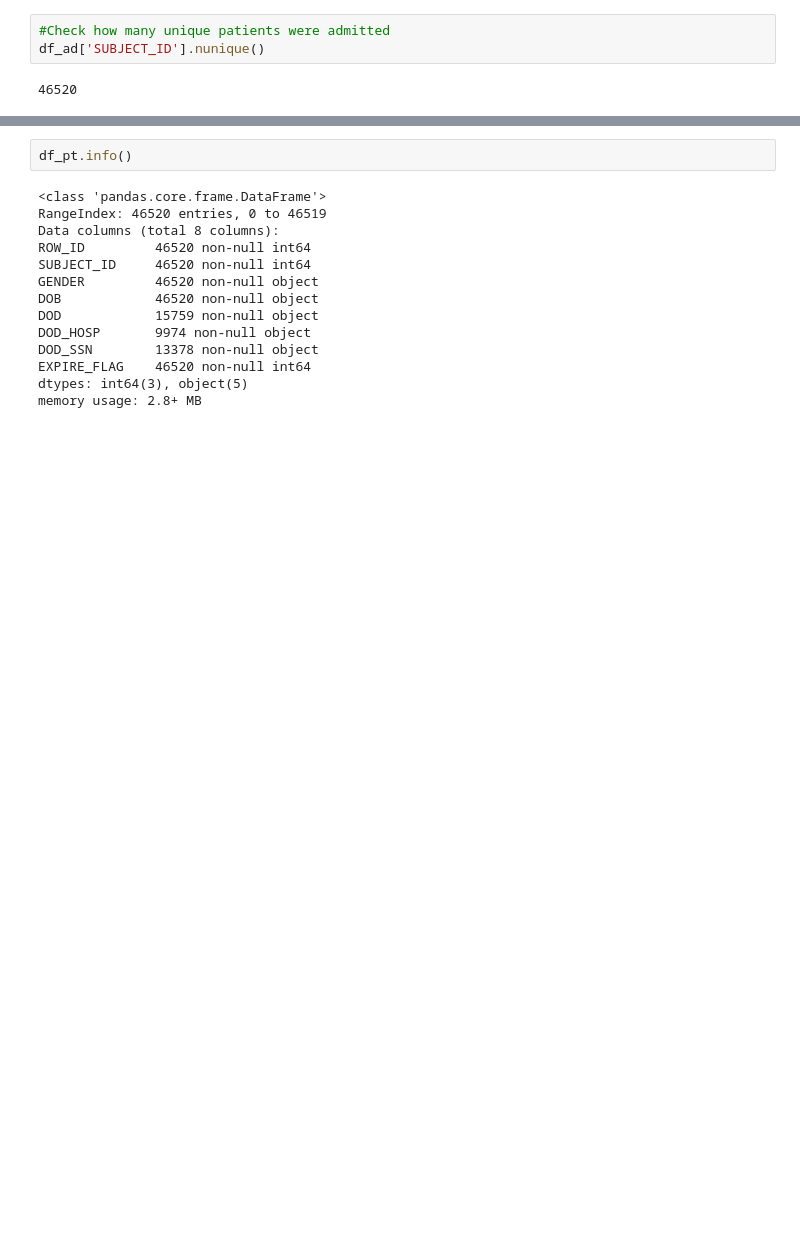
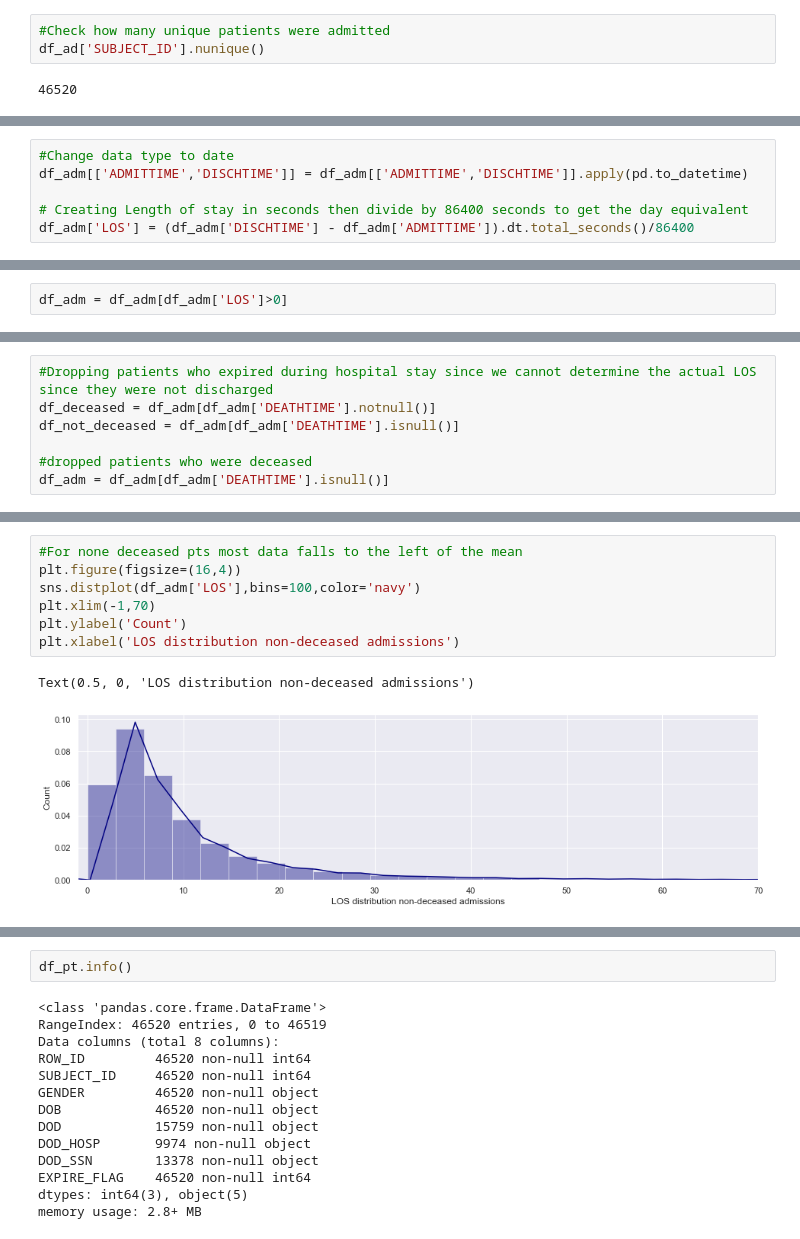
Before and after one commit to bnaoe/Tensorflow-ANN-Hospital-LOS, a Jupyter notebook: Untitled.ipynb, the cells around one changed output, grey strips where cells are left out. Saved outputs shown, nothing was run; the diff lists cells and outputs as text; blank space fills up the shorter version.

```diff
--- a/Untitled.ipynb
+++ b/Untitled.ipynb
@@ -56,0 +73,6 @@ df_ad.head()
+# %%
+#Change data type to date
+df_adm[['ADMITTIME','DISCHTIME']] = df_adm[['ADMITTIME','DISCHTIME']].apply(pd.to_datetime)
+
+# Creating Length of stay in seconds then divide by 86400 seconds to get the day equivalent
+df_adm['LOS'] = (df_adm['DISCHTIME'] - df_adm['ADMITTIME']).dt.total_seconds()/86400
@@ -56,0 +89,2 @@ df_ad.head()
+# %%
+df_adm = df_adm[df_adm['LOS']>0]
@@ -56,0 +93,7 @@ df_ad.head()
+# %%
+#Dropping patients who expired during hospital stay since we cannot determine the actual LOS since they were not discharged
+df_deceased = df_adm[df_adm['DEATHTIME'].notnull()]
+df_not_deceased = df_adm[df_adm['DEATHTIME'].isnull()]
+
+#dropped patients who were deceased
+df_adm = df_adm[df_adm['DEATHTIME'].isnull()]
@@ -56,0 +114,10 @@ df_ad.head()
+# %%
+#For none deceased pts most data falls to the left of the mean
+plt.figure(figsize=(16,4))
+sns.distplot(df_adm['LOS'],bins=100,color='navy')
+plt.xlim(-1,70)
+plt.ylabel('Count')
+plt.xlabel('LOS distribution non-deceased admissions')
+# %% [output]
+Text(0.5, 0, 'LOS distribution non-deceased admissions')
+[figure, added]
```
Also changed, not shown: parts of 75 cells of this notebook.
